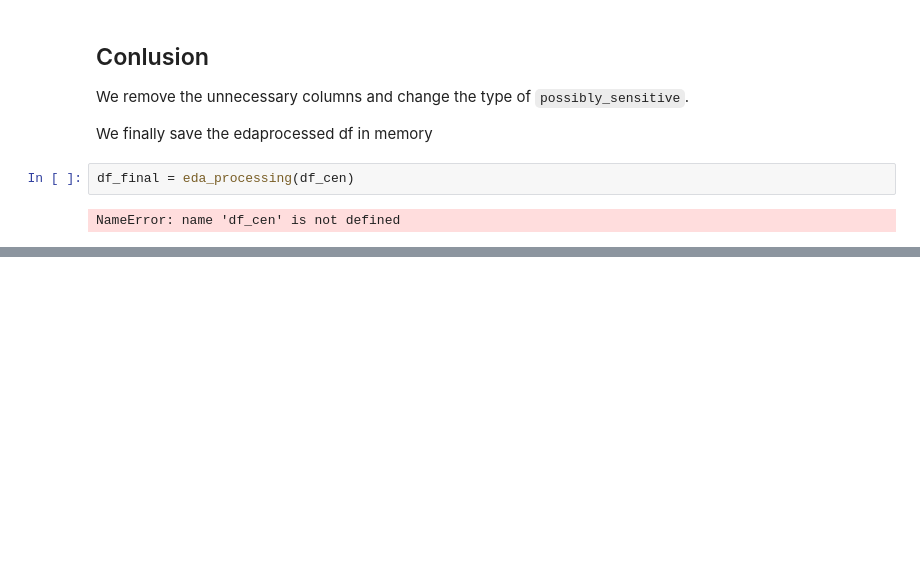
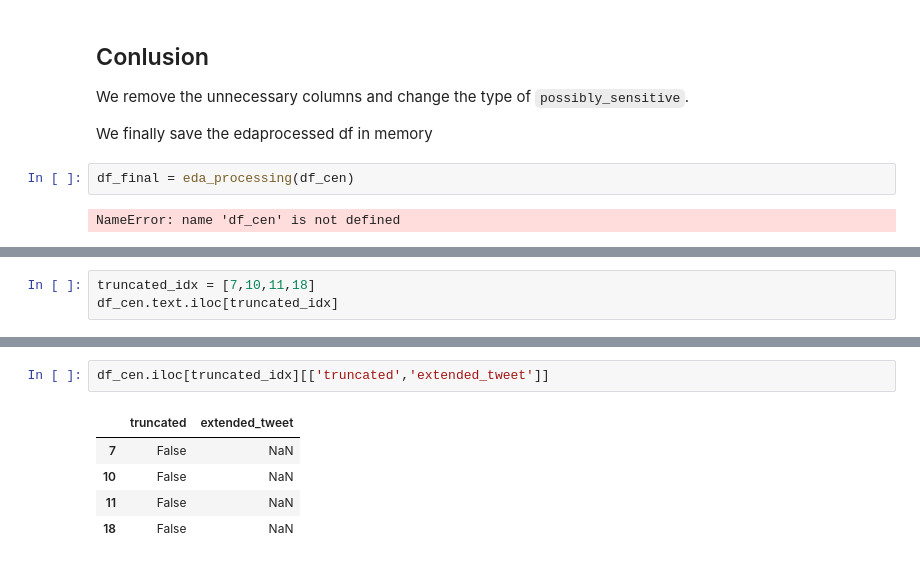
Before and after one commit to EvaLvn/ML_project2, a Jupyter notebook: EDA.ipynb, the cells around one changed output, grey strips where cells are left out. Drawn from its saved outputs; the diff is of its cells as text; blank space fills up the shorter version.

```diff
--- a/EDA.ipynb
+++ b/EDA.ipynb
@@ -553,0 +570,3 @@ NameError: name 'df_cen' is not defined
+# %%
+truncated_idx = [7,10,11,18]
+df_cen.text.iloc[truncated_idx]
@@ -553,0 +579,8 @@ NameError: name 'df_cen' is not defined
+# %%
+df_cen.iloc[truncated_idx][['truncated','extended_tweet']]
+# %% [output]
+|  | truncated | extended_tweet |
+| 7 | False | NaN |
+| 10 | False | NaN |
+| 11 | False | NaN |
+| 18 | False | NaN |
```
Also changed, not shown: parts of 4 cells of this notebook, 1 other file.
